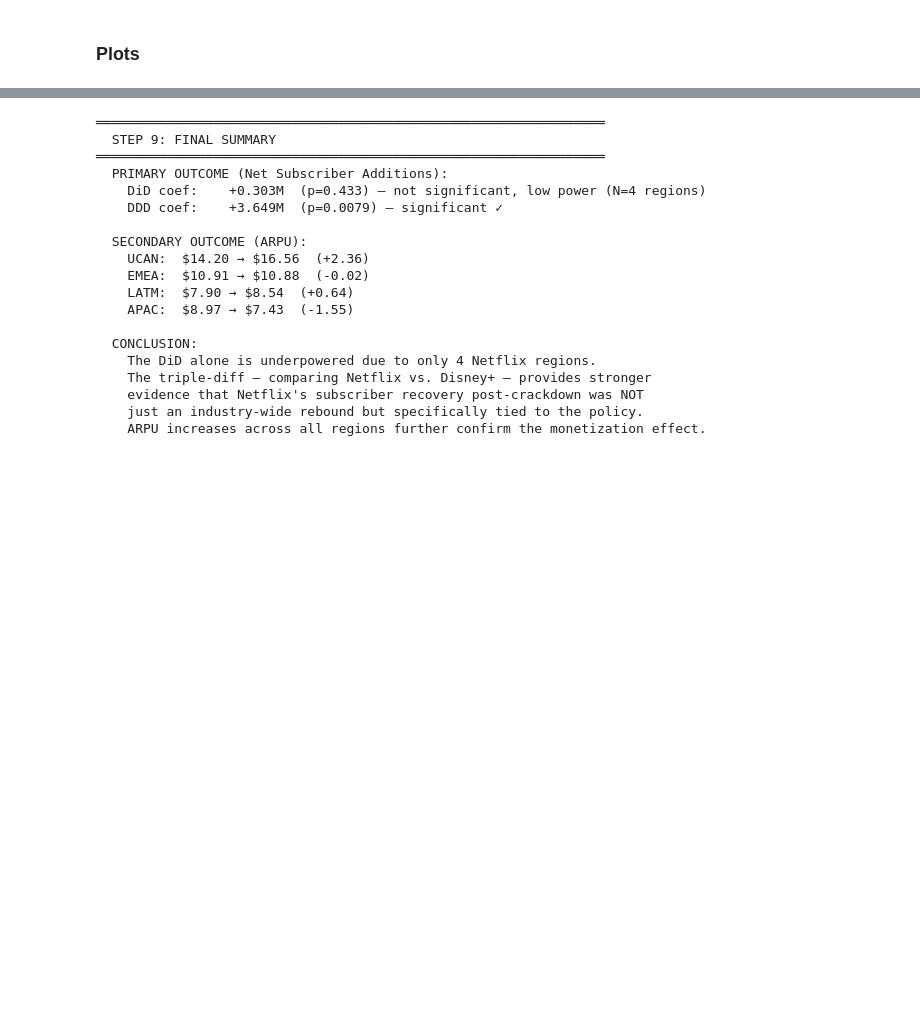
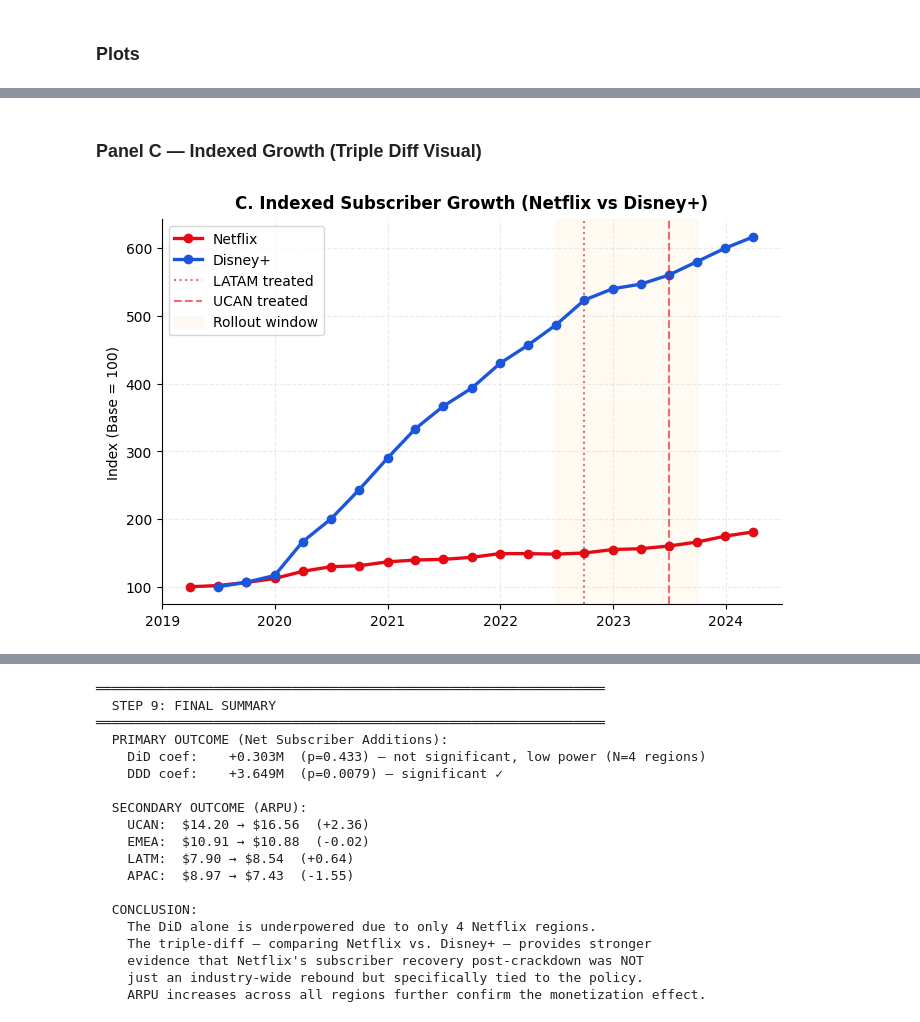
Before and after one commit to pb0104/Netflix-Password-Sharing-Crackdown, a Jupyter notebook: UDS.ipynb, the cells around one changed output, grey strips where cells are left out. Drawn from its saved outputs; the diff is of its cells as text; code cells hidden in the pictures; blank space fills up the shorter version.

```diff
--- a/UDS.ipynb
+++ b/UDS.ipynb
@@ -757,0 +782,18 @@ plt.show()
+# %% [markdown]
+### Panel C — Indexed Growth (Triple Diff Visual)
+# %%
+fig, ax = plt.subplots(figsize=(8,5))
+
+for platform, color in [('Netflix', RED), ('Disney+', BLUE)]:
+    sub = merged[merged['platform']==platform]
+    ax.plot(sub['date'], sub['members_idx'],
+            color=color, lw=2.4, marker='o', label=platform)
+ax.axvline(pd.Timestamp('2022-09-30'), color='#B91C1C', ls=':', lw=1.5, alpha=0.6, label='LATAM treated')
+ax.axvline(pd.Timestamp('2023-06-30'), color=RED, ls='--', lw=1.5, alpha=0.6, label='UCAN treated')
+ax.axvspan(pd.Timestamp('2022-07-01'), pd.Timestamp('2023-09-30'), alpha=0.05, color='orange', label='Rollout window')
+ax.set_title('C. Indexed Subscriber Growth (Netflix vs Disney+)', fontweight='bold', fontsize=12, pad=8)
+ax.set_ylabel('Index (Base = 100)')
+ax.legend()
+plt.show()
+# %% [output]
+[figure, added]
```
Also changed, not shown: parts of 16 cells of this notebook.
